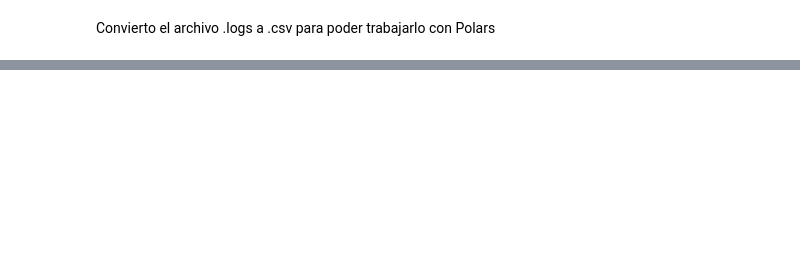
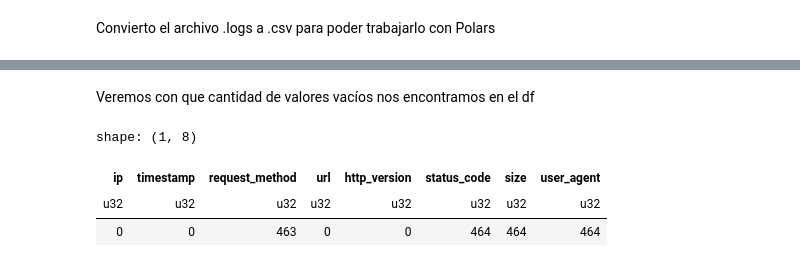
Before and after one commit to Sofia6074/Metricas_Geoportales_Maitena_Silvina_Sofia, a Jupyter notebook: Proyecto.ipynb, the cells around one changed output, grey strips where cells are left out. Drawn from its saved outputs; the diff is of its cells as text; code cells hidden in the pictures; blank space fills up the shorter version.

```diff
--- a/Proyecto.ipynb
+++ b/Proyecto.ipynb
@@ -151,0 +181,10 @@ def count_frecuencia_url(df):
+# %% [markdown]
+Veremos con que cantidad de valores vacíos nos encontramos en el df
+# %%
+cantidad_nulos = df.null_count()
+cantidad_nulos
+# %% [output]
+shape: (1, 8)
+| ip | timestamp | request_method | url | http_version | status_code | size | user_agent |
+| u32 | u32 | u32 | u32 | u32 | u32 | u32 | u32 |
+| 0 | 0 | 463 | 0 | 0 | 464 | 464 | 464 |
```
Also changed, not shown: parts of 27 cells of this notebook.
